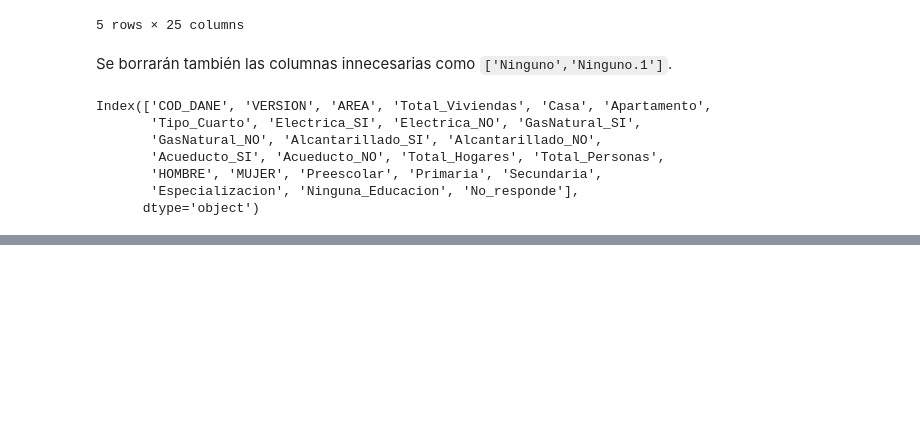
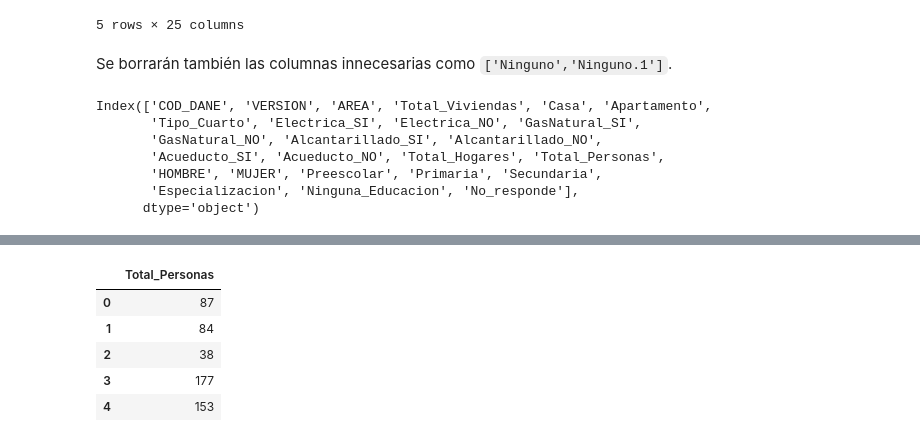
Before and after one commit to ibai4119/DataTraffic, a Jupyter notebook: code.ipynb, the cells around one changed output, grey strips where cells are left out. Drawn from its saved outputs; the diff is of its cells as text; code cells hidden in the pictures; blank space fills up the shorter version.

```diff
--- a/code.ipynb
+++ b/code.ipynb
@@ -384,0 +460,15 @@ print(data_2018_clean.loc[data_2018_clean.COD_DANE == '7300110000000000140409',
+# %%
+dato_de_interes = data_2018_clean
+dato_de_interes = dato_de_interes.drop(['Total_Personas'], axis=1)
+
+y_dato_de_interes = data_2018_clean.Total_Personas
+y_dato_de_interes = y_dato_de_interes.to_frame()
+# %%
+y_dato_de_interes.head()
+# %% [output]
+|  | Total_Personas |
+| 0 | 87 |
+| 1 | 84 |
+| 2 | 38 |
+| 3 | 177 |
+| 4 | 153 |
```
Also changed, not shown: parts of 45 cells of this notebook.
